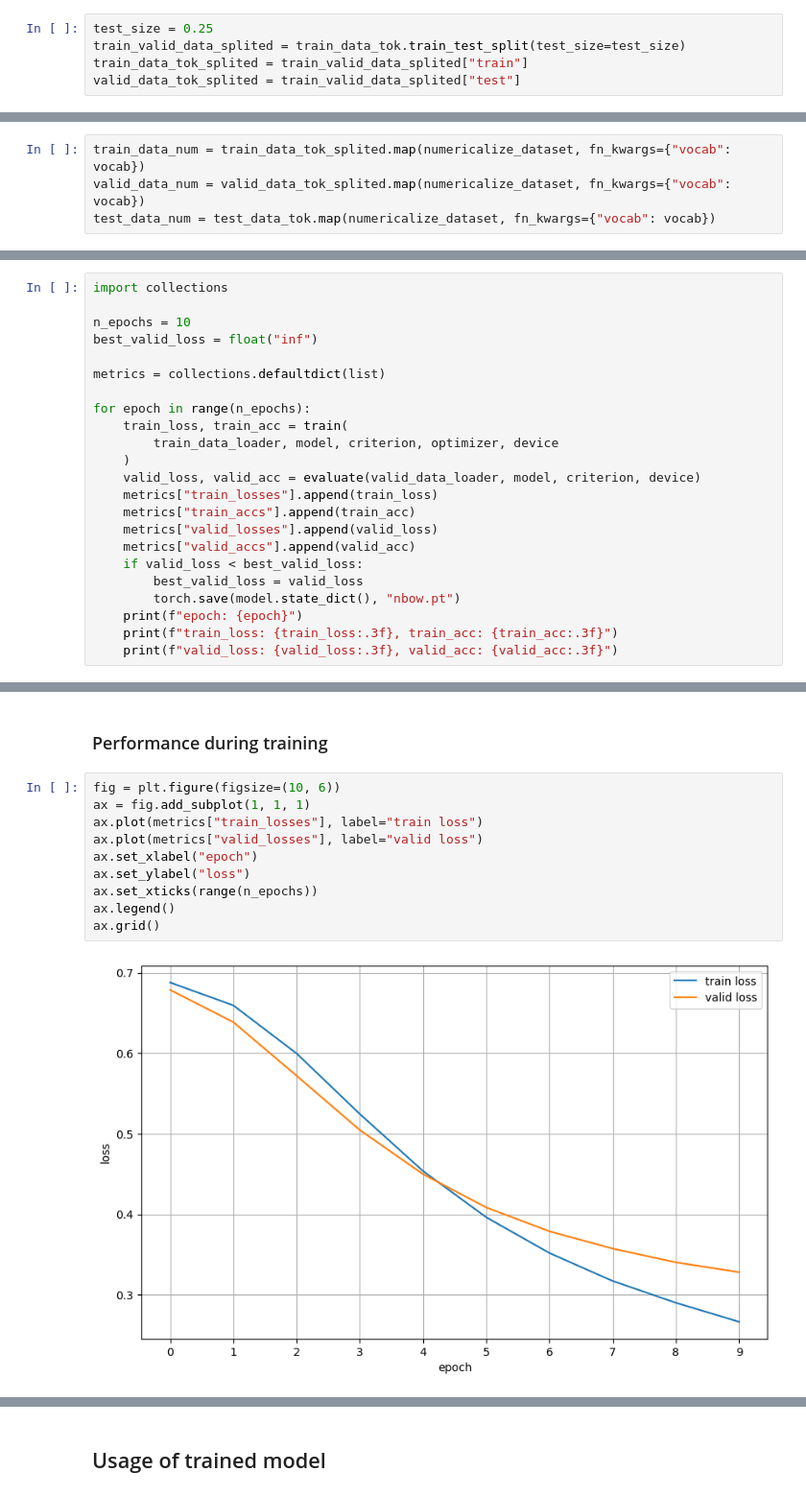
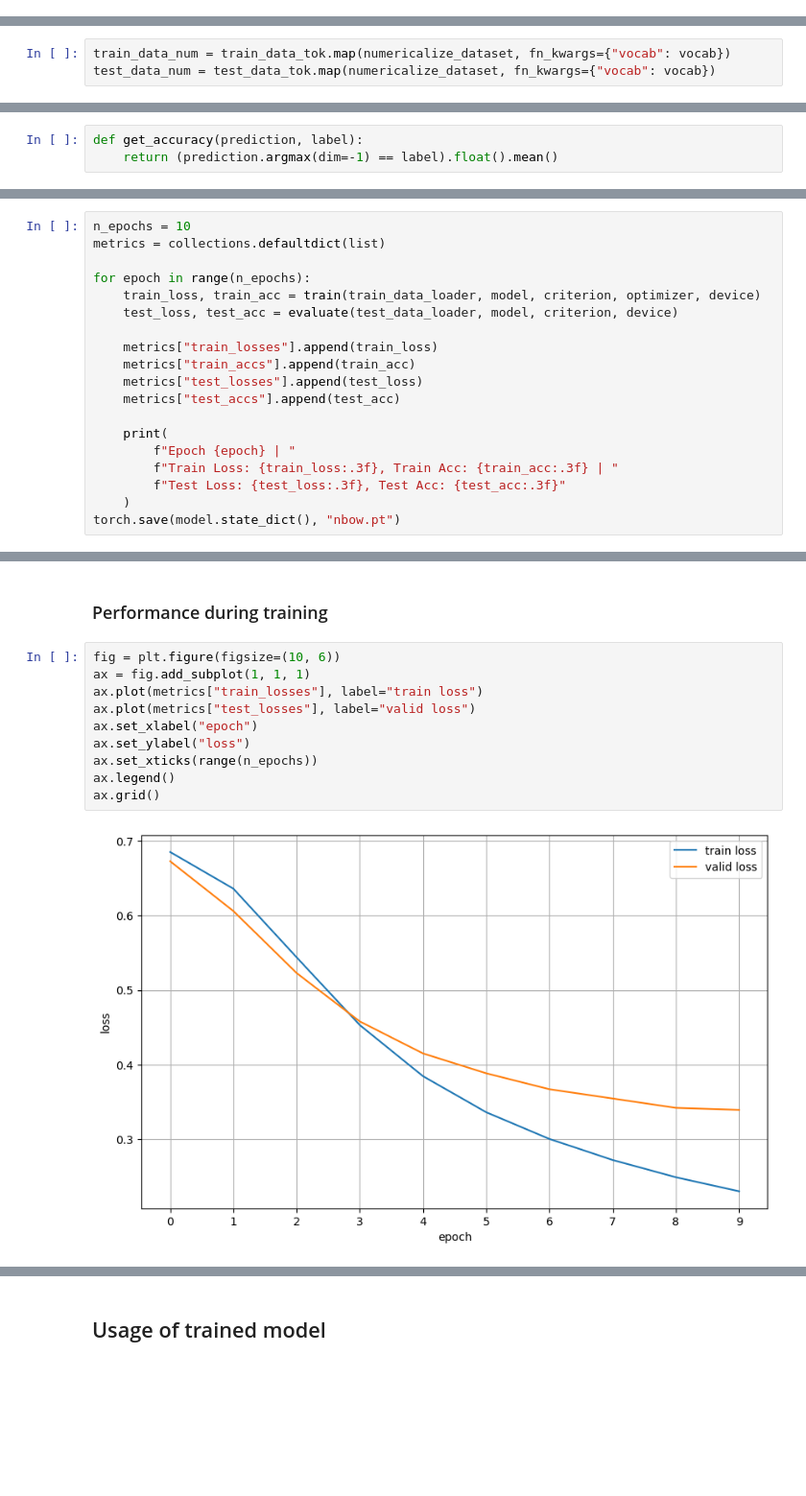
Before and after one commit to DimitriPlotnikov/deeplearning-notebook, a Jupyter notebook: 02.nbow/02.nbow.ipynb, the cells around one changed output, grey strips where cells are left out. Shown at 96% size. Drawn from its saved outputs; the diff is of its cells as text; blank space fills up the shorter version.

```diff
--- a/02.nbow/02.nbow.ipynb
+++ b/02.nbow/02.nbow.ipynb
@@ -130,5 +155,0 @@ train_data_tok[0]["tokens"][:25]
-# %%
-test_size = 0.25
-train_valid_data_splited = train_data_tok.train_test_split(test_size=test_size)
-train_data_tok_splited = train_valid_data_splited["train"]
-valid_data_tok_splited = train_valid_data_splited["test"]
@@ -185,8 +196,7 @@ def numericalize_dataset(example, vocab):
     ids = [vocab.get(token, unknown_token_index) for token in example["tokens"]]
     return {"ids": ids}
 # %%
-train_data_num = train_data_tok_splited.map(numericalize_dataset, fn_kwargs={"vocab": vocab})
-valid_data_num = valid_data_tok_splited.map(numericalize_dataset, fn_kwargs={"vocab": vocab})
+train_data_num = train_data_tok.map(numericalize_dataset, fn_kwargs={"vocab": vocab})
 test_data_num = test_data_tok.map(numericalize_dataset, fn_kwargs={"vocab": vocab})
 # %%
 # Print the first example before and after tokenization
@@ -439,6 +507,9 @@ Standard Practice:
 ### Training step
 # %% [markdown]
 * *tqdm*: use tqdm to display a real-time progress bar during training, which provides valuable feedback about training progress, estimated time remaining, and batch processing speed. While you can use enumerate, tqdm offers significant usability advantages.
+# %%
+def get_accuracy(prediction, label):
+    return (prediction.argmax(dim=-1) == label).float().mean()
 # %%
 def train(data_loader, model, criterion, optimizer, device):
     model.train()
@@ -485,24 +553,20 @@ def get_accuracy(prediction, label):
 # %%
-import collections
-
 n_epochs = 10
-best_valid_loss = float("inf")
-
 metrics = collections.defaultdict(list)
 
 for epoch in range(n_epochs):
-    train_loss, train_acc = train(
-        train_data_loader, model, criterion, optimizer, device
-    )
-    valid_loss, valid_acc = evaluate(valid_data_loader, model, criterion, device)
+    train_loss, train_acc = train(train_data_loader, model, criterion, optimizer, device)
+    test_loss, test_acc = evaluate(test_data_loader, model, criterion, device)
+
     metrics["train_losses"].append(train_loss)
     metrics["train_accs"].append(train_acc)
-    metrics["valid_losses"].append(valid_loss)
-    metrics["valid_accs"].append(valid_acc)
-    if valid_loss < best_valid_loss:
-        best_valid_loss = valid_loss
-        torch.save(model.state_dict(), "nbow.pt")
-    print(f"epoch: {epoch}")
-    print(f"train_loss: {train_loss:.3f}, train_acc: {train_acc:.3f}")
-    print(f"valid_loss: {valid_loss:.3f}, valid_acc: {valid_acc:.3f}")
+    metrics["test_losses"].append(test_loss)
+    metrics["test_accs"].append(test_acc)
+
+    print(
+        f"Epoch {epoch} | "
+        f"Train Loss: {train_loss:.3f}, Train Acc: {train_acc:.3f} | "
+        f"Test Loss: {test_loss:.3f}, Test Acc: {test_acc:.3f}"
+    )
+torch.save(model.state_dict(), "nbow.pt")
 # %% [output]
@@ -541,15 +585,15 @@ valid_loss: 0.328, valid_acc: 0.872
 # %%
 fig = plt.figure(figsize=(10, 6))
 ax = fig.add_subplot(1, 1, 1)
 ax.plot(metrics["train_losses"], label="train loss")
-ax.plot(metrics["valid_losses"], label="valid loss")
+ax.plot(metrics["test_losses"], label="valid loss")
 ax.set_xlabel("epoch")
 ax.set_ylabel("loss")
 ax.set_xticks(range(n_epochs))
 ax.legend()
 ax.grid()
 # %% [output]
-[figure, old version]
+[figure, new version]
 # %%
 fig = plt.figure(figsize=(10, 6))
 ax = fig.add_subplot(1, 1, 1)
```
Also changed, not shown: parts of 36 cells of this notebook, 9 other files.
